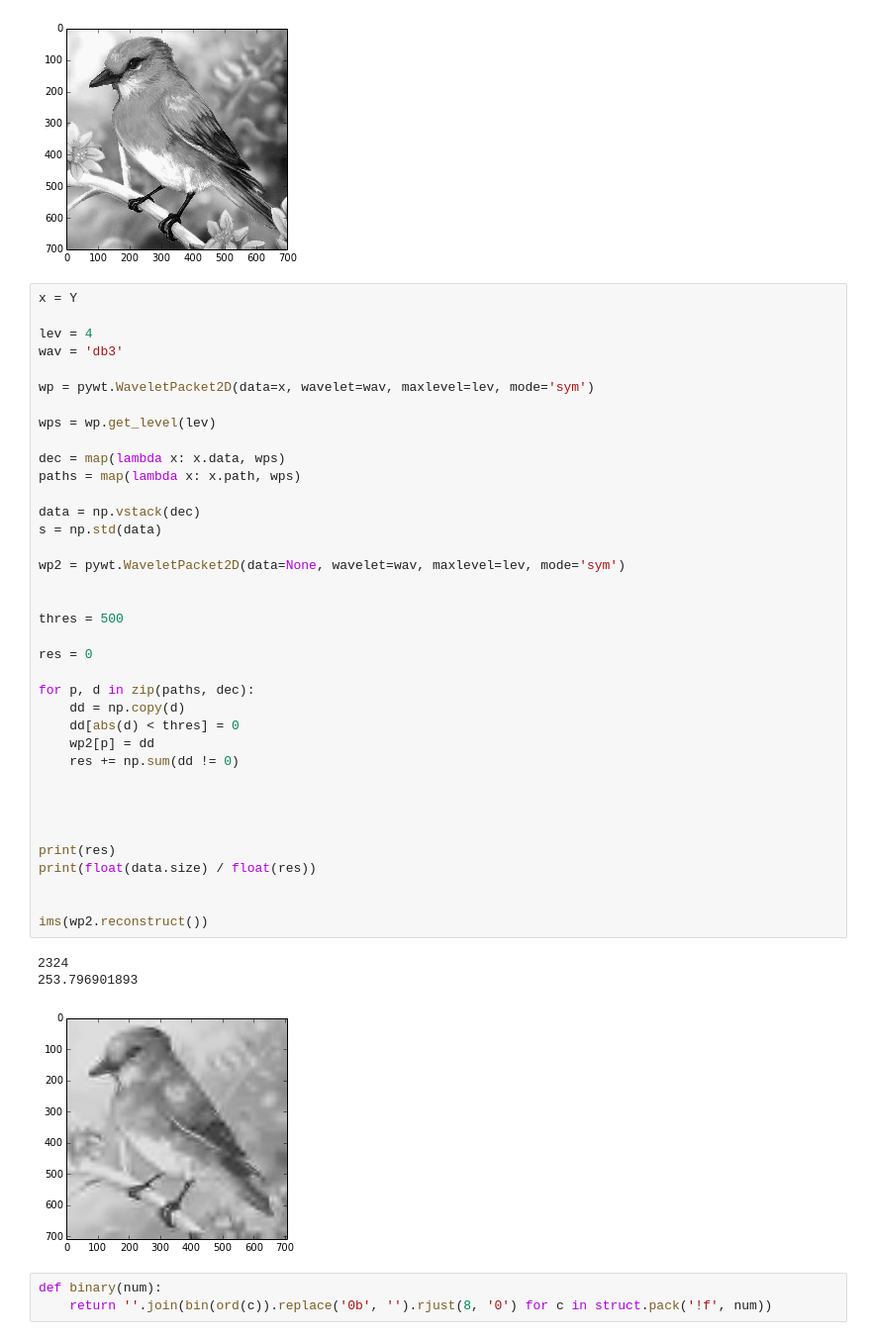
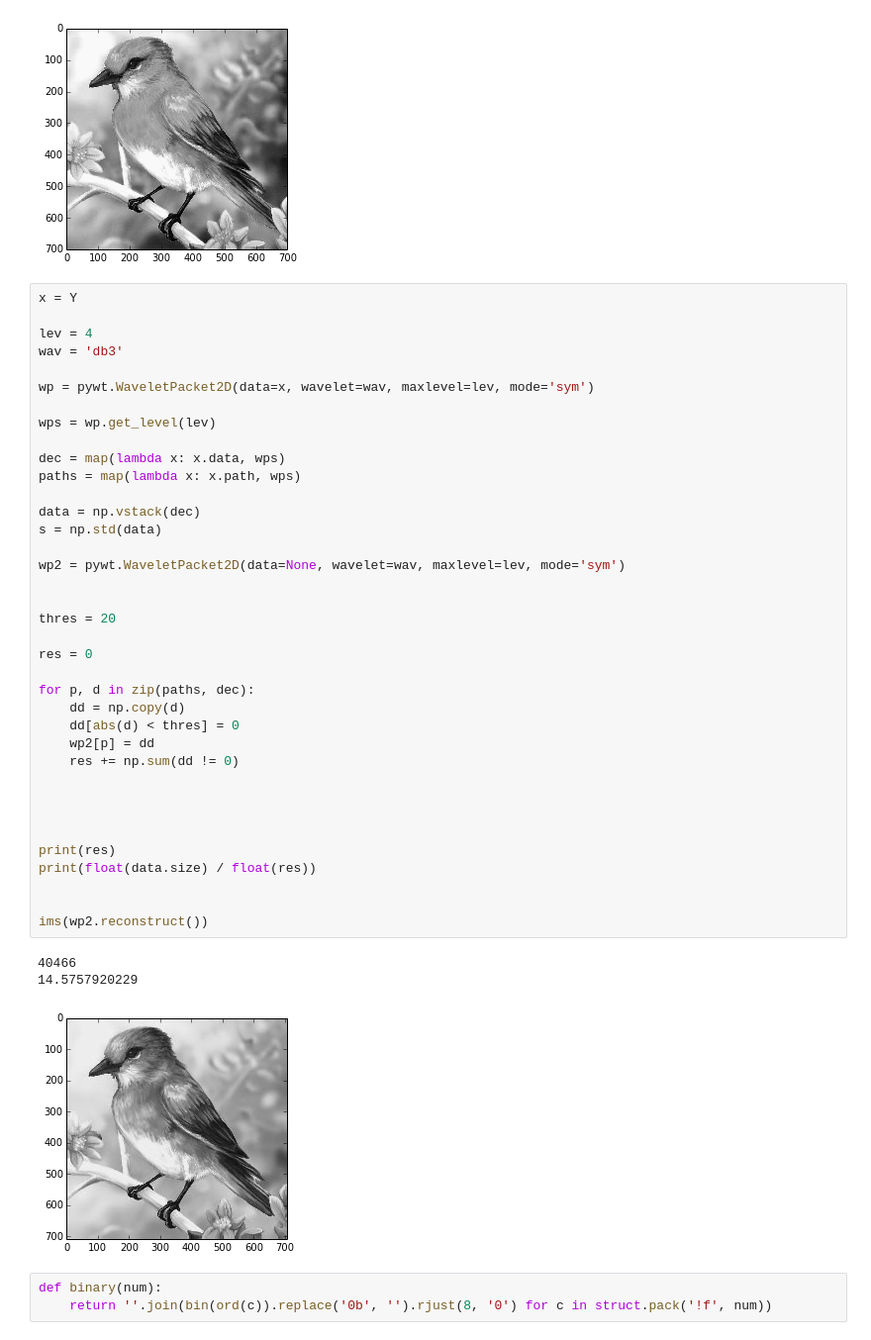
Before and after one commit to lambdaloop/radio-images, a Jupyter notebook: Untitled0.ipynb, the cells around one changed output. Shown: that part at 99% size. Cells and saved outputs as stored; diff of their text form.

```diff
--- a/Untitled0.ipynb
+++ b/Untitled0.ipynb
@@ -68,37 +68,37 @@ wp = pywt.WaveletPacket2D(data=x, wavelet=wav, maxlevel=lev, mode='sym')
 
 wps = wp.get_level(lev)
 
 dec = map(lambda x: x.data, wps)
 paths = map(lambda x: x.path, wps)
 
 data = np.vstack(dec)
 s = np.std(data)
 
 wp2 = pywt.WaveletPacket2D(data=None, wavelet=wav, maxlevel=lev, mode='sym')
 
 
-thres = 500
+thres = 20
 
 res = 0
 
 for p, d in zip(paths, dec):
     dd = np.copy(d)
     dd[abs(d) < thres] = 0
     wp2[p] = dd
     res += np.sum(dd != 0)
 
 
 
 
 print(res)
 print(float(data.size) / float(res))
 
 
 ims(wp2.reconstruct())
 # %% [output]
-2324
-253.796901893
+40466
+14.5757920229
-[figure, old version]
+[figure, new version]
 # %%
 def binary(num):
     return ''.join(bin(ord(c)).replace('0b', '').rjust(8, '0') for c in struct.pack('!f', num))
```
Also changed, not shown: parts of 1 cell of this notebook.
